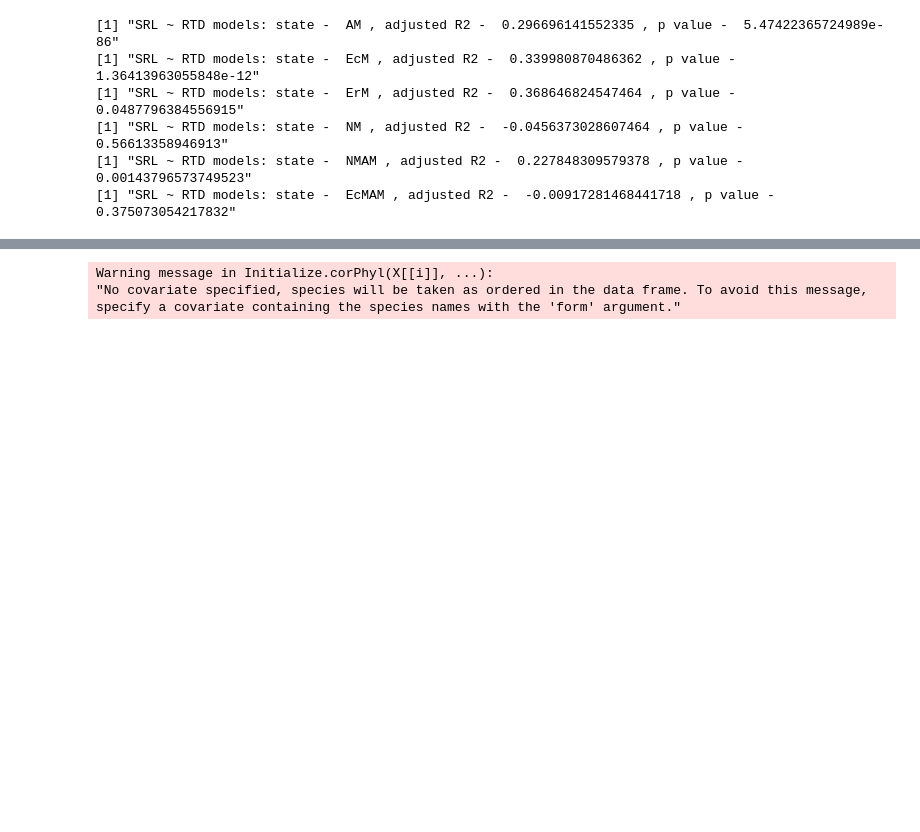
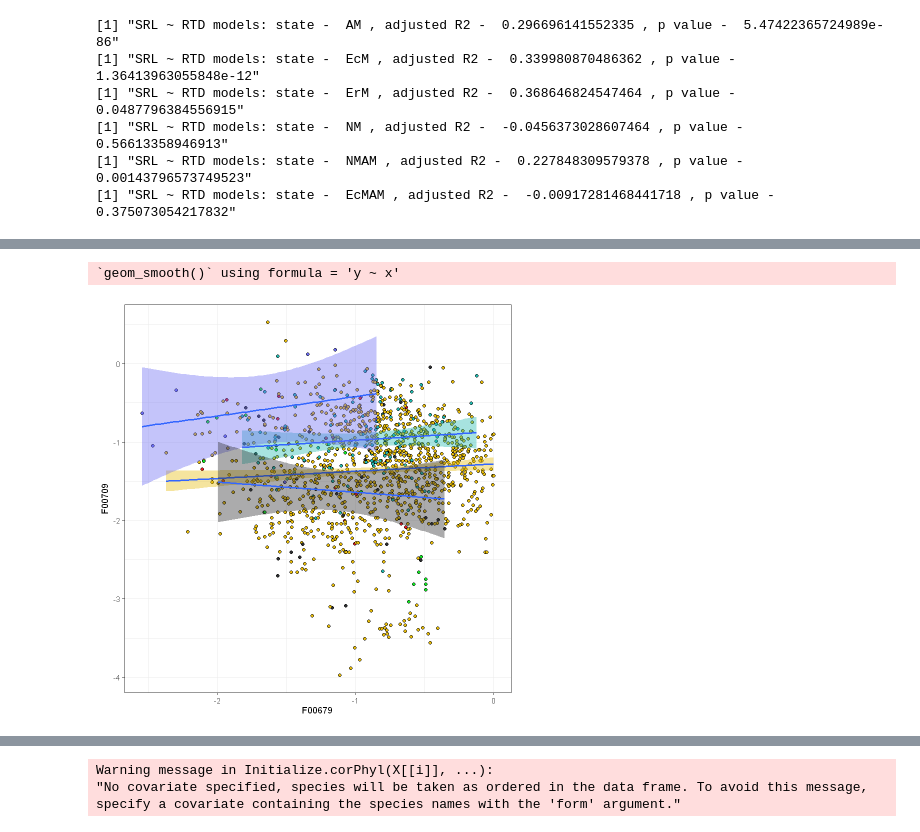
Before and after one commit to anoban/phd, a Jupyter notebook: R/notebooks/phylogenetics.ipynb, the cells around one changed output, grey strips where cells are left out. Drawn from its saved outputs; the diff is of its cells as text; code cells hidden in the pictures; blank space fills up the shorter version.

```diff
--- a/R/notebooks/phylogenetics.ipynb
+++ b/R/notebooks/phylogenetics.ipynb
@@ -389 +425,14 @@ for(s in names(STATE_COLOURS)) {
+# %%
+# can we plot the simple lm() smoothed lines for a select subset of mycorrhizal states???
+# F00709~F00679
+
+ggplot(aes(x = F00679, # RD
+           y = F00709, # RTD
+           group = state, bg = I(colour)), data = traits) +  # this is the base plot with just points coloured by state
+    geom_point(pch = 21, color = "black") +
+    geom_smooth(inherit.aes = TRUE, method = "lm", data = subset(traits, state %in% c("AM", "EcM", "ErM", "NMAM"))) +
+    theme_bw()
+# %% [output]
+`geom_smooth()` using formula = 'y ~ x'
+[figure, added]
 # %%
```
Also changed, not shown: parts of 13 cells of this notebook, 4 other files.
